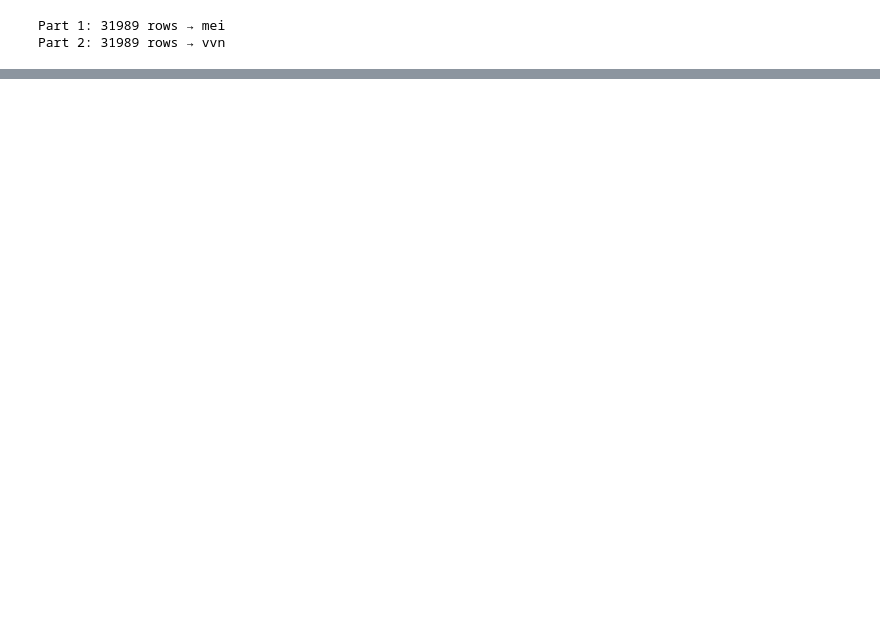
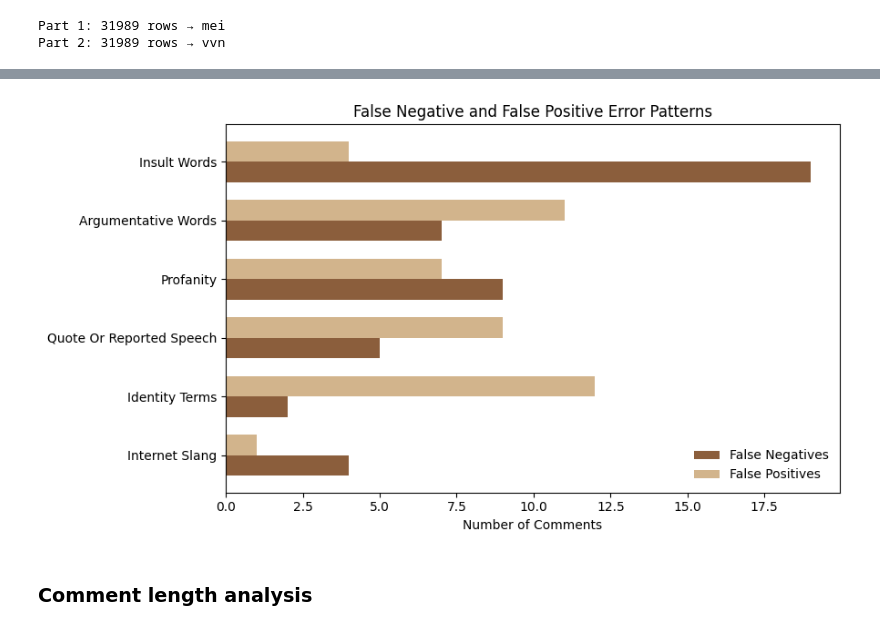
Before and after one commit to meiw02/LLM_project, a Jupyter notebook: project.ipynb, the cells around one changed output, grey strips where cells are left out. Cells and saved outputs as stored; diff of their text form; code cells hidden in the pictures; blank space fills up the shorter version.

```diff
--- a/project.ipynb
+++ b/project.ipynb
@@ -1337,0 +1311,7 @@ Username for 'https://github.com':
+# %%
+fp_df = qlora_test_df[
+    (qlora_test_df["toxic_binary"] == 0) &
+    (qlora_test_df["qlora_pred"] == 1)
+]
+# %%
+fp_df = fp_df[["clean"]].sample(50, random_state=42)
@@ -1337,0 +1401,11 @@ Username for 'https://github.com':
+# %%
+pattern_compare = fn_summary.merge(
+    fp_summary,
+    on="pattern",
+    how="outer"
+).fillna(0)
+# %%
+pattern_compare["FN"] = pattern_compare["FN"].astype(int)
+pattern_compare["FP"] = pattern_compare["FP"].astype(int)
+
+pattern_compare
@@ -1337,0 +1420,55 @@ Username for 'https://github.com':
+# %%
+import matplotlib.pyplot as plt
+
+pattern_compare = pattern_compare.rename(
+    columns={"fn": "FN", "fp": "FP"}
+)
+
+plot_df = pattern_compare.copy()
+
+plot_df["pattern"] = (
+    plot_df["pattern"]
+    .str.replace("_", " ")
+    .str.title()
+)
+
+plot_df["total"] = plot_df["FN"] + plot_df["FP"]
+plot_df = plot_df.sort_values("total", ascending=True)
+
+# bar position
+y = np.arange(len(plot_df))
+bar_height = 0.35
+
+fn_color = "#8B5E3C"
+fp_color = "#D2B48C"
+
+plt.figure(figsize=(9, 5))
+
+plt.barh(
+    y - bar_height / 2,
+    plot_df["FN"],
+    height=bar_height,
+    label="False Negatives",
+    color=fn_color
+)
+
+plt.barh(
+    y + bar_height / 2,
+    plot_df["FP"],
+    height=bar_height,
+    label="False Positives",
+    color=fp_color
+)
+
+plt.yticks(y, plot_df["pattern"])
+plt.xlabel("Number of Comments")
+plt.title("False Negative and False Positive Error Patterns")
+
+plt.legend(frameon=False)
+
+plt.tight_layout()
+plt.show()
+# %% [output]
+[figure, added]
+# %% [markdown]
+### Comment length analysis
```
Also changed, not shown: parts of 103 cells of this notebook.
